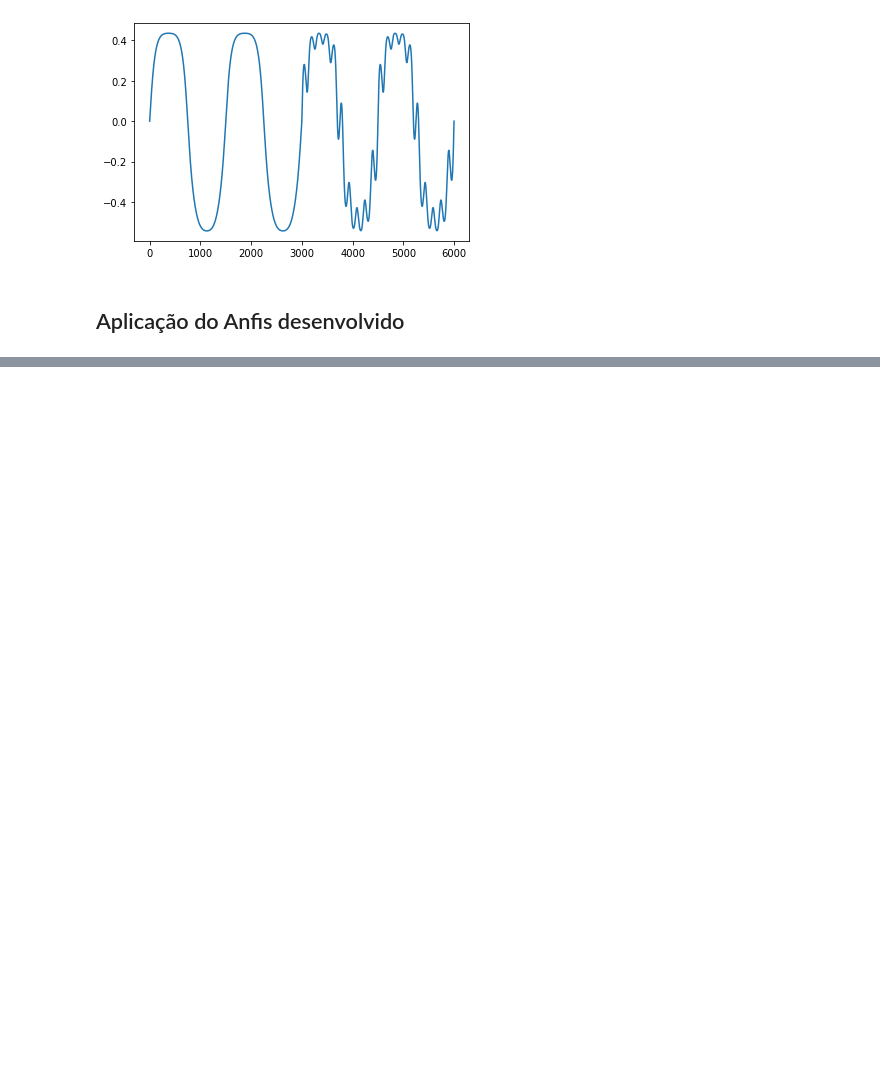
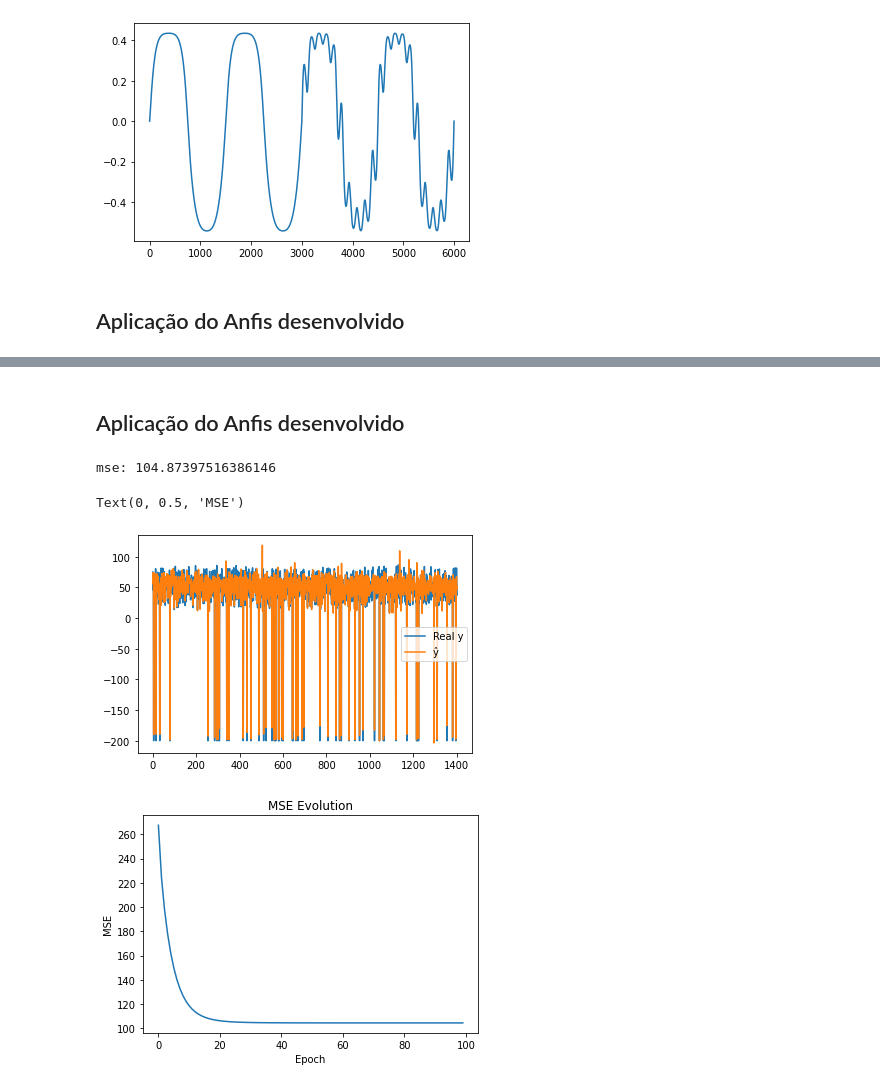
Before and after one commit to vcaitite/fuzzy-systems-exercises, a Jupyter notebook: 6. Anfis/6 - ANFIS.ipynb, the cells around one changed output, grey strips where cells are left out. Cells and saved outputs as stored; diff of their text form; code cells hidden in the pictures; blank space fills up the shorter version.

```diff
--- a/6. Anfis/6 - ANFIS.ipynb
+++ b/6. Anfis/6 - ANFIS.ipynb
@@ -297,0 +444,32 @@ Text(0, 0.5, 'MSE')
+# %% [markdown]
+## Aplicação do Anfis desenvolvido
+# %%
+# Train and Test split
+X_train, X_test, y_train, y_test = train_test_split(X, y, test_size=0.15)
+
+# Anfis
+model = Anfis(n_rules = 12, n_inputs = X_train.shape[1])
+model.initialize_params(X = X_train)
+model.fit(X_train, y_train, n_epochs=100, lr=0.1)
+
+# Eval fis
+yhat = model.predict(X_test).reshape(-1, 1)
+mse = mean_squared_error(y_test, yhat)
+print(f'mse: {mse}')
+
+# Plot functions (real and approximated)
+plt.plot(y_test)
+plt.plot(yhat)
+plt.legend(["Real y", "ŷ"])
+
+# Plot MSE Evolution
+plt.figure()
+plt.plot(model.mse)
+plt.title("MSE Evolution")
+plt.xlabel("Epoch")
+plt.ylabel("MSE")
+# %% [output]
+mse: 104.87397516386146
+Text(0, 0.5, 'MSE')
+[figure, added]
+[figure, added]
```
Also changed, not shown: parts of 19 cells of this notebook.
